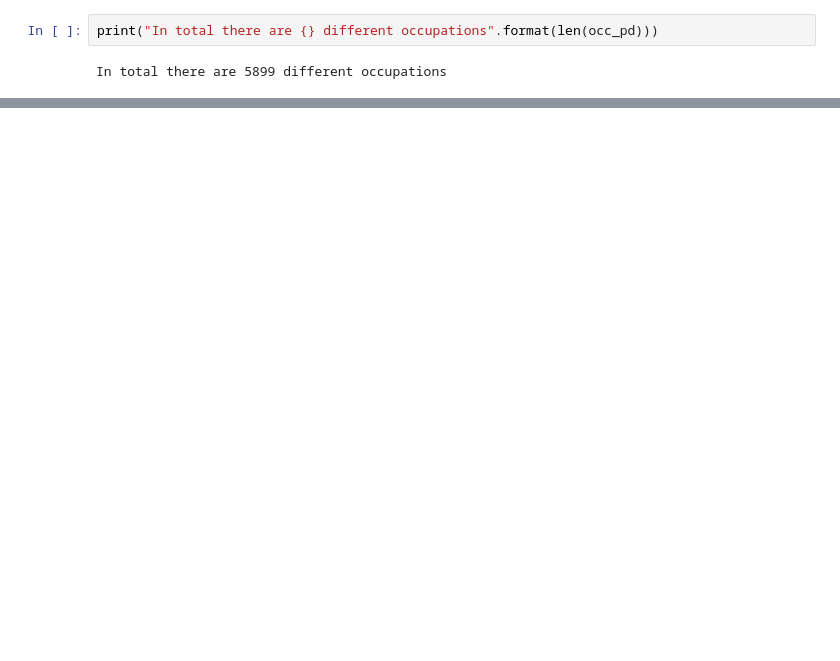
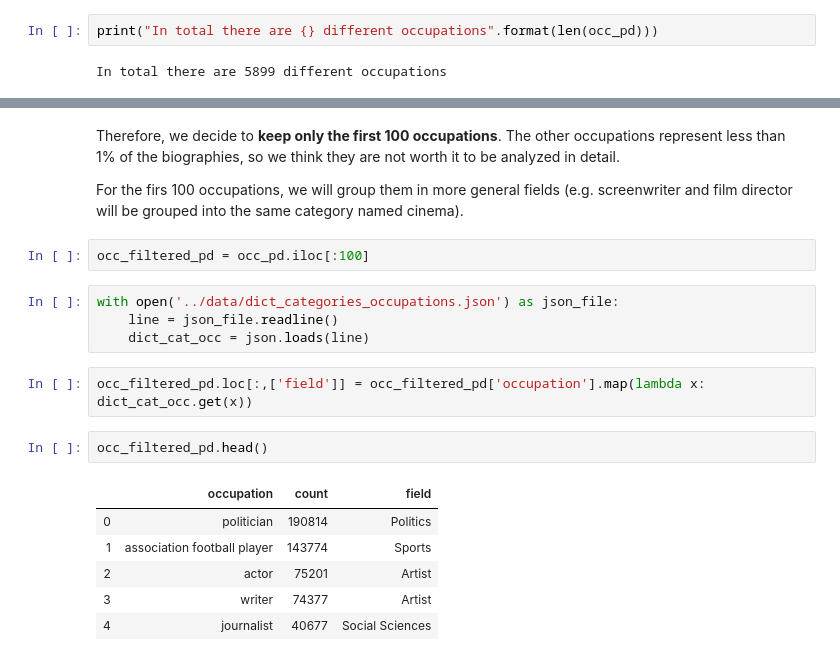
Before and after one commit to natbolon/wiki-gender, a Jupyter notebook: src/statistics.ipynb, the cells around one changed output, grey strips where cells are left out. Saved outputs shown, nothing was run; the diff lists cells and outputs as text; blank space fills up the shorter version.

```diff
--- a/src/statistics.ipynb
+++ b/src/statistics.ipynb
@@ -71,0 +133,21 @@ In total there are 5899 different occupations
+# %% [markdown]
+Therefore, we decide to **keep only the first 100 occupations**. The other occupations represent less than 1% of the biographies, so we think they are not worth it to be analyzed in detail.
+
+For the firs 100 occupations, we will group them in more general fields (e.g. screenwriter and film director will be grouped into the same category named cinema).
+# %%
+occ_filtered_pd = occ_pd.iloc[:100]
+# %%
+with open('../data/dict_categories_occupations.json') as json_file:
+    line = json_file.readline()
+    dict_cat_occ = json.loads(line)
+# %%
+occ_filtered_pd.loc[:,['field']] = occ_filtered_pd['occupation'].map(lambda x: dict_cat_occ.get(x))
+# %%
+occ_filtered_pd.head()
+# %% [output]
+|  | occupation | count | field |
+| 0 | politician | 190814 | Politics |
+| 1 | association football player | 143774 | Sports |
+| 2 | actor | 75201 | Artist |
+| 3 | writer | 74377 | Artist |
+| 4 | journalist | 40677 | Social Sciences |
```
Also changed, not shown: parts of 25 cells of this notebook.
